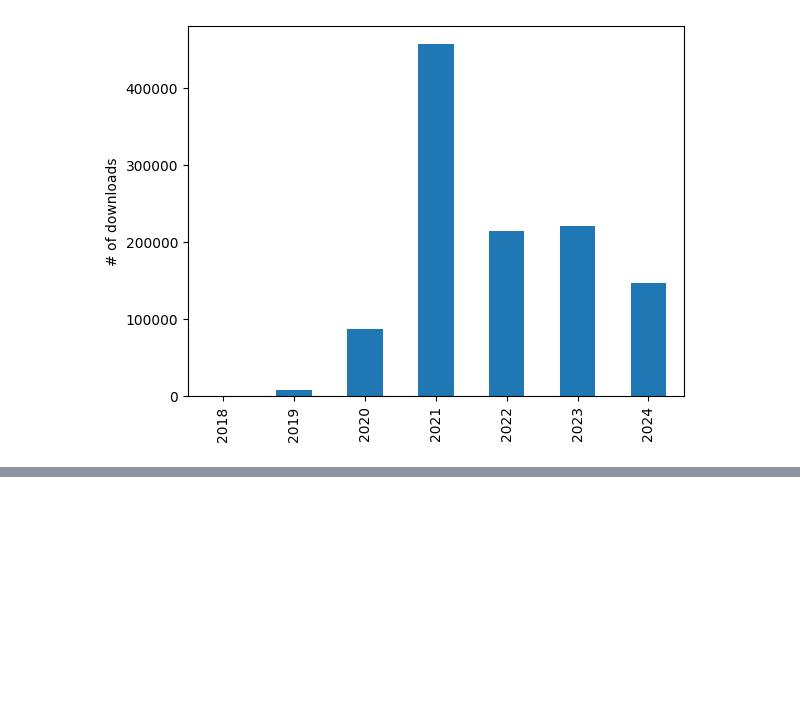
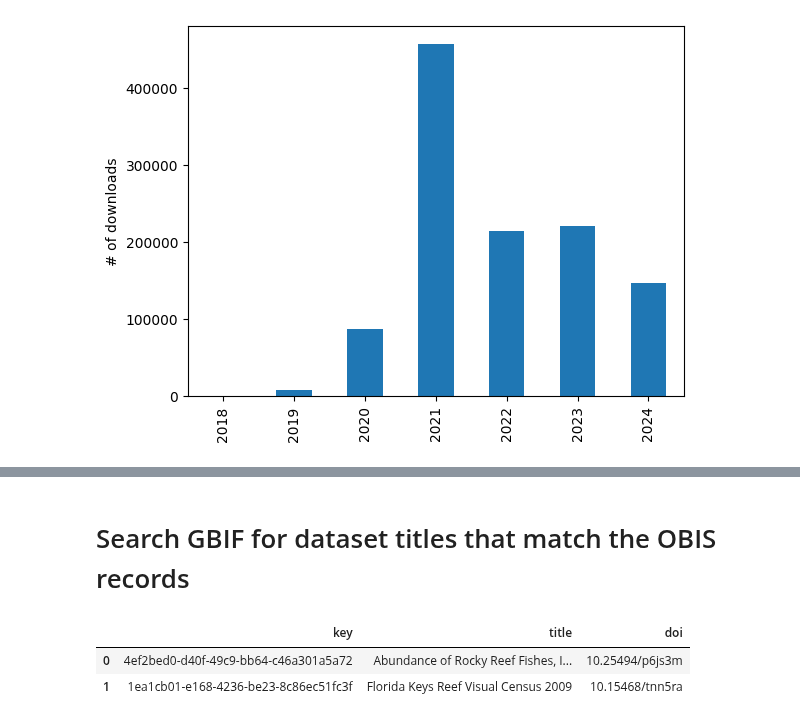
Before and after one commit to MathewBiddle/sandbox, a Jupyter notebook: notebooks/MBON_OBIS_statistics.ipynb, the cells around one changed output, grey strips where cells are left out. Cells and saved outputs as stored; diff of their text form; code cells hidden in the pictures; blank space fills up the shorter version.

```diff
--- a/notebooks/MBON_OBIS_statistics.ipynb
+++ b/notebooks/MBON_OBIS_statistics.ipynb
@@ -214,0 +177,28 @@ dtype: float64
+# %%
+base_url = 'https://api.gbif.org'
+# %% [markdown]
+# Search GBIF for dataset titles that match the OBIS records
+# %%
+import urllib.parse
+
+df_gbif = pd.DataFrame()
+
+for title in df_meta['title']:
+  string = title
+  query = '{}/v1/dataset/search?q={}'.format(base_url,urllib.parse.quote(string))
+  df = pd.read_json(query,orient='index').T
+
+  key = df['results'].values[0][0]['key']
+
+  #build a DataFrame with the info we need more accessible
+  df_gbif = pd.concat([df_gbif, pd.DataFrame({
+                  'key': df['results'].values[0][0]['key'],
+                  'title': [df['results'].values[0][0]['title']],
+                  'doi': [df['results'].values[0][0]['doi']]
+                  } )], ignore_index=True)
+
+df_gbif.head(2)
+# %% [output]
+|  | key | title | doi |
+| 0 | 4ef2bed0-d40f-49c9-bb64-c46a301a5a72 | Abundance of Rocky Reef Fishes, I... | 10.25494/p6js3m |
+| 1 | 1ea1cb01-e168-4236-be23-8c86ec51fc3f | Florida Keys Reef Visual Census 2009 | 10.15468/tnn5ra |
```
Also changed, not shown: parts of 21 cells of this notebook.
